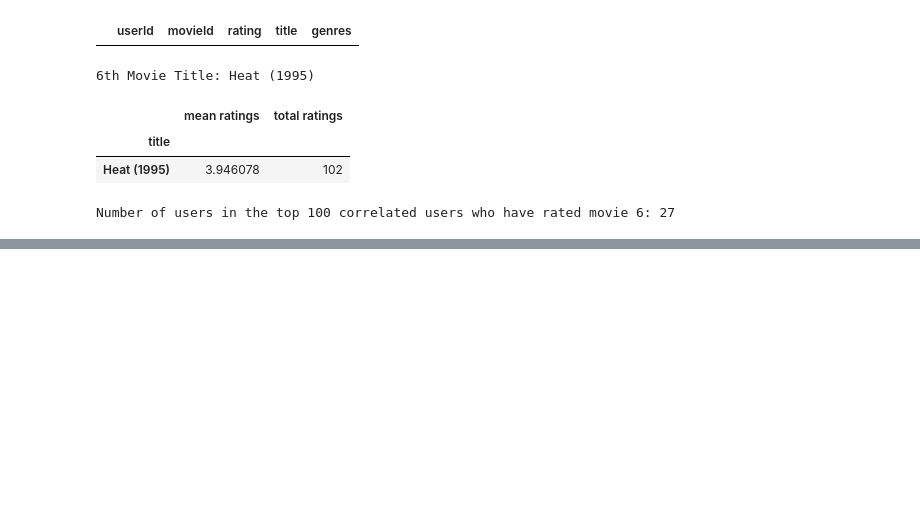
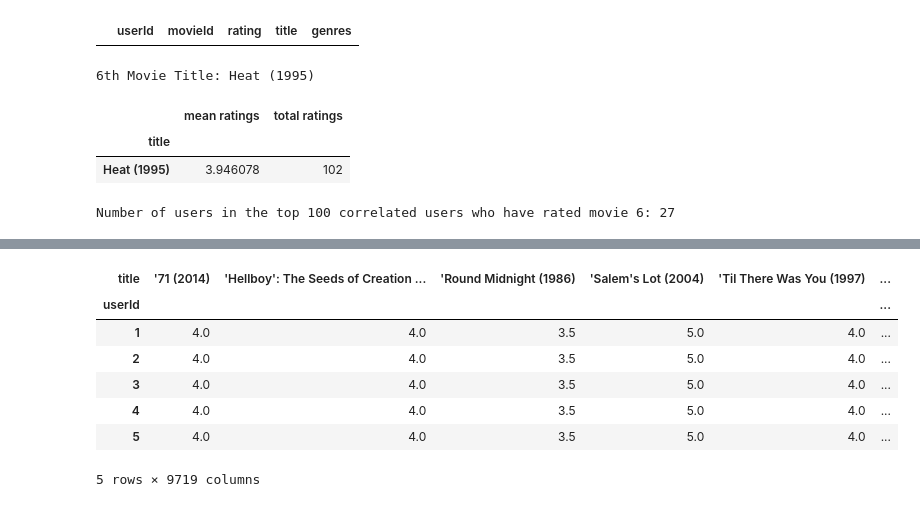
Before and after one commit to Dudimath/ScreenGenius-Smart-Movie-Suggestions, a Jupyter notebook: movie.ipynb, the cells around one changed output, grey strips where cells are left out. Saved outputs shown, nothing was run; the diff lists cells and outputs as text; code cells hidden in the pictures; blank space fills up the shorter version.

```diff
--- a/movie.ipynb
+++ b/movie.ipynb
@@ -840,0 +934,25 @@ Number of users in the top 100 correlated users who have rated movie 6: 27
+# %%
+def fill_missing_with_column_means(dataframe):
+    """
+    Fill missing (NaN) values in a DataFrame column-wise with the corresponding column's mean.
+
+    Returns:
+        pd.DataFrame: The DataFrame with missing values filled using column means.
+    """
+    # Fill missing values in each column with the column mean
+    filled_dataframe = dataframe.apply(lambda col: col.fillna(col.mean()), axis=0)
+
+    return filled_dataframe
+
+# call the function
+item_util_matrix_filled = fill_missing_with_column_means(item_utility_matrix)
+item_util_matrix_filled.head(5)
+# %% [output]
+| title | '71 (2014) | 'Hellboy': The Seeds of Creation ... | 'Round Midnight (1986) | 'Salem's Lot (2004) | 'Til There Was You (1997) | ... |
+| userId |  |  |  |  |  | ... |
+| 1 | 4.0 | 4.0 | 3.5 | 5.0 | 4.0 | ... |
+| 2 | 4.0 | 4.0 | 3.5 | 5.0 | 4.0 | ... |
+| 3 | 4.0 | 4.0 | 3.5 | 5.0 | 4.0 | ... |
+| 4 | 4.0 | 4.0 | 3.5 | 5.0 | 4.0 | ... |
+| 5 | 4.0 | 4.0 | 3.5 | 5.0 | 4.0 | ... |
+5 rows × 9719 columns
```
Also changed, not shown: parts of 20 cells of this notebook.
